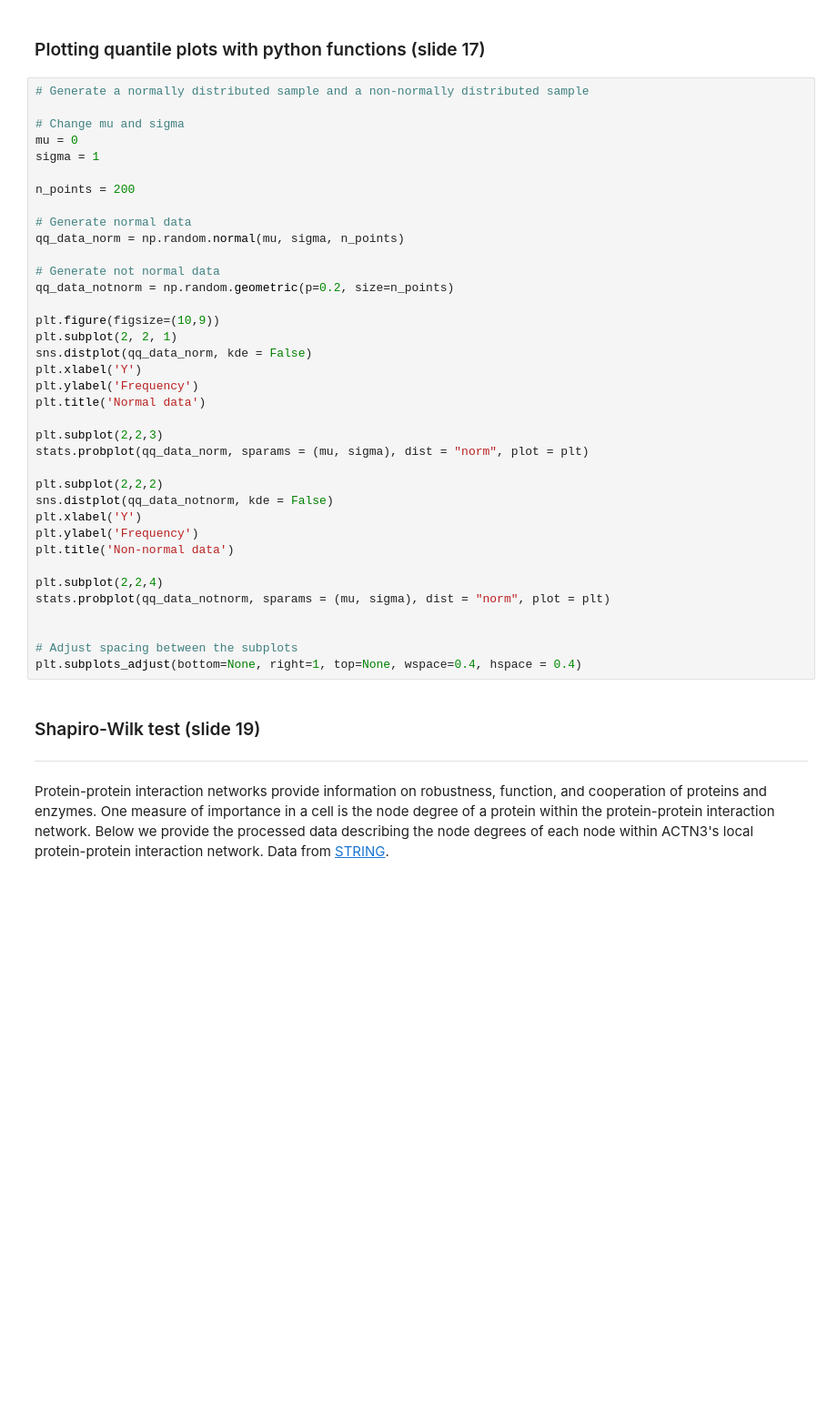
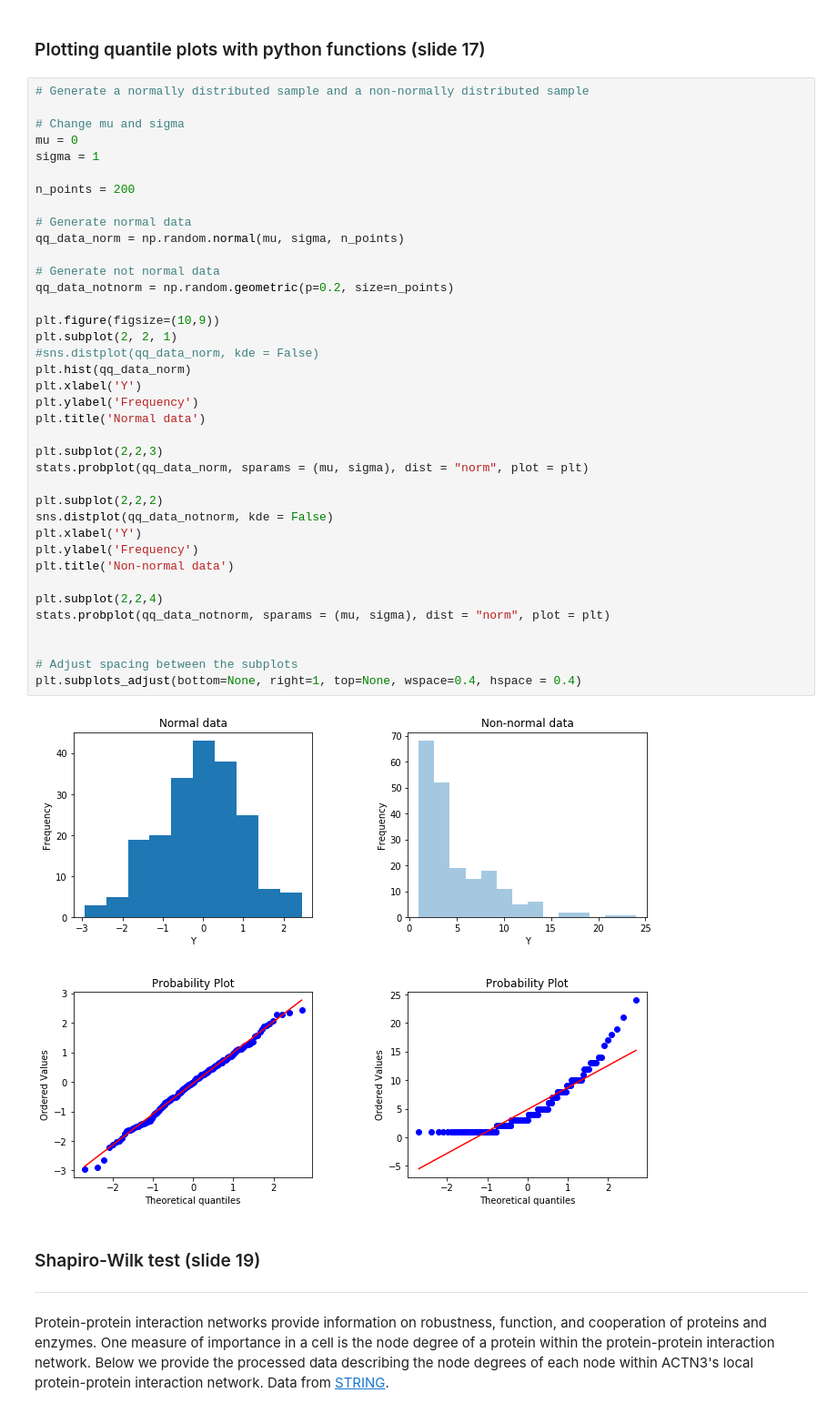
Before and after one commit to asizemore/ENM_375_lecture_code, a Jupyter notebook: lecture_16_03_26_2020/Lecture_16_demos.ipynb, the cells around one changed output. Shown at 91% size. Drawn from its saved outputs; the diff is of its cells as text; blank space fills up the shorter version.

```diff
--- a/lecture_16_03_26_2020/Lecture_16_demos.ipynb
+++ b/lecture_16_03_26_2020/Lecture_16_demos.ipynb
@@ -332,34 +350,37 @@ sigma = 1
 
 n_points = 200
 
 # Generate normal data
 qq_data_norm = np.random.normal(mu, sigma, n_points)
 
 # Generate not normal data
 qq_data_notnorm = np.random.geometric(p=0.2, size=n_points)
 
 plt.figure(figsize=(10,9))
 plt.subplot(2, 2, 1)
-sns.distplot(qq_data_norm, kde = False)
+#sns.distplot(qq_data_norm, kde = False)
+plt.hist(qq_data_norm)
 plt.xlabel('Y')
 plt.ylabel('Frequency')
 plt.title('Normal data')
 
 plt.subplot(2,2,3)
 stats.probplot(qq_data_norm, sparams = (mu, sigma), dist = "norm", plot = plt)
 
 plt.subplot(2,2,2)
 sns.distplot(qq_data_notnorm, kde = False)
 plt.xlabel('Y')
 plt.ylabel('Frequency')
 plt.title('Non-normal data')
 
 plt.subplot(2,2,4)
 stats.probplot(qq_data_notnorm, sparams = (mu, sigma), dist = "norm", plot = plt)
 
 
 # Adjust spacing between the subplots
 plt.subplots_adjust(bottom=None, right=1, top=None, wspace=0.4, hspace = 0.4)
+# %% [output]
+[figure, added]
 # %% [markdown]
 ### Shapiro-Wilk test (slide 19)
 ______
```
Also changed, not shown: parts of 14 cells of this notebook, 3 other files.
